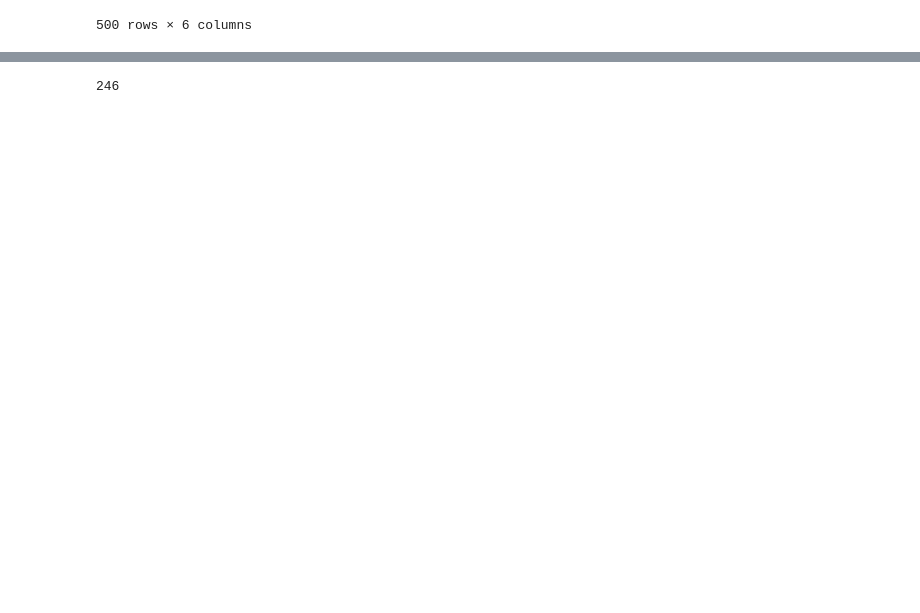
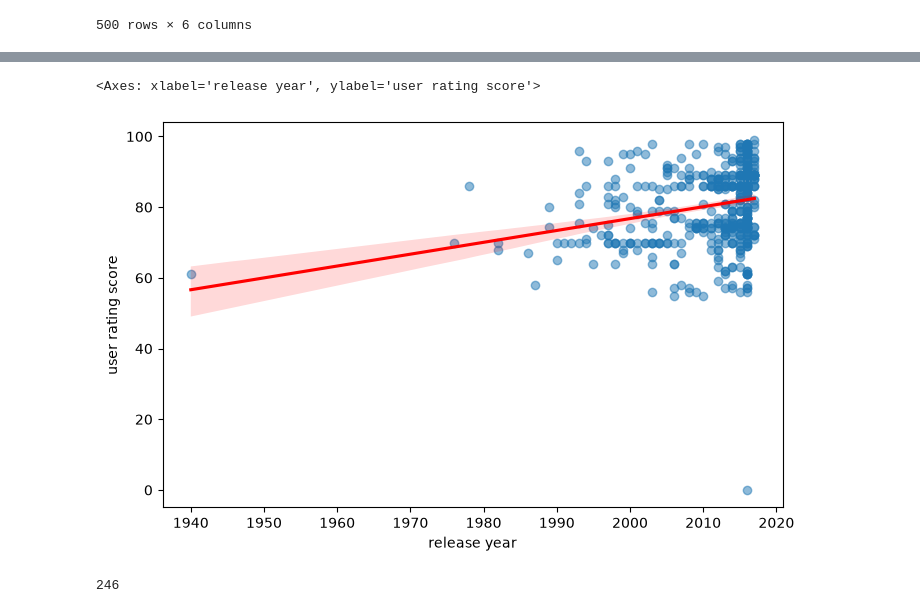
Before and after one commit to HSE-Study-Team/ML_EDA, a Jupyter notebook: notebooks/data_prepare.ipynb, the cells around one changed output, grey strips where cells are left out. Drawn from its saved outputs; the diff is of its cells as text; code cells hidden in the pictures; blank space fills up the shorter version.

```diff
--- a/notebooks/data_prepare.ipynb
+++ b/notebooks/data_prepare.ipynb
@@ -267,3 +281,13 @@ data
+# %%
+plt.figure(figsize=(8, 5))
+sns.regplot(data=data,
+            x='release year',
+            y='user rating score',
+            scatter_kws={'alpha':0.5},
+            line_kws={'color':'red'})
+# %% [output]
+<Axes: xlabel='release year', ylabel='user rating score'>
+[figure, added]
 # %%
 data.to_csv('../data/prepairedData.csv', sep=";", index=False)
 # %%
```
Also changed, not shown: parts of 10 cells of this notebook.
